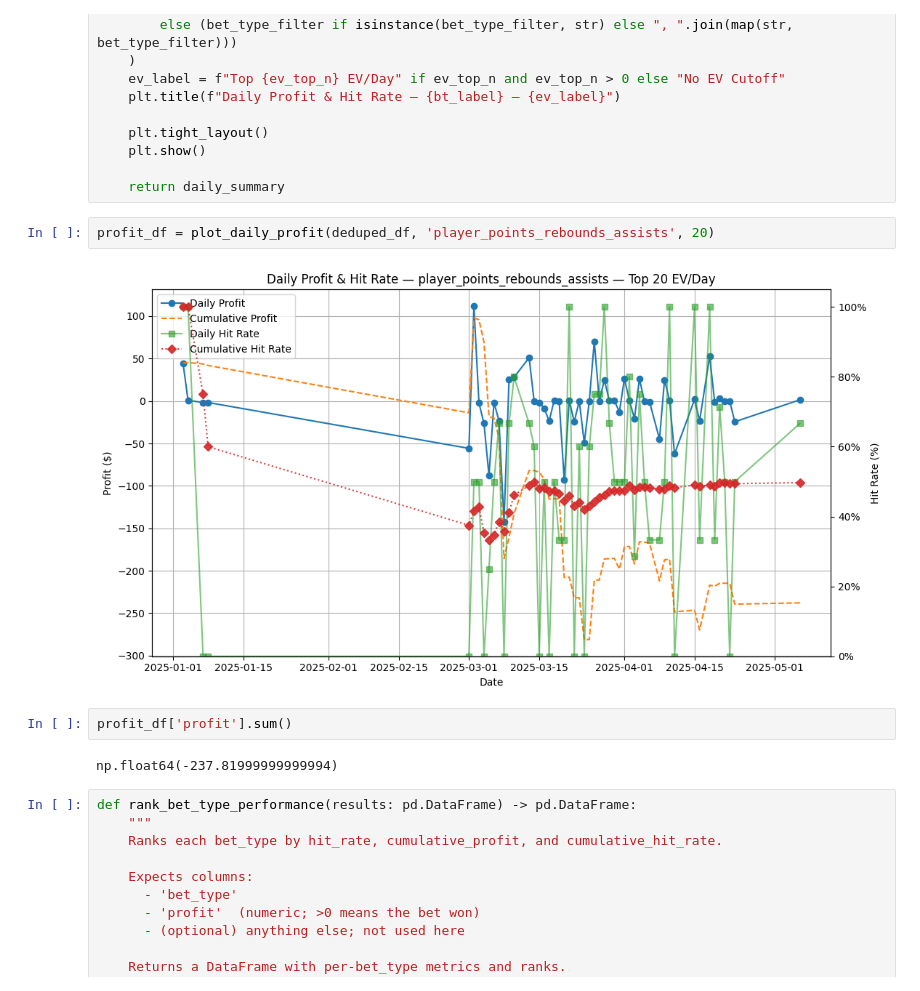
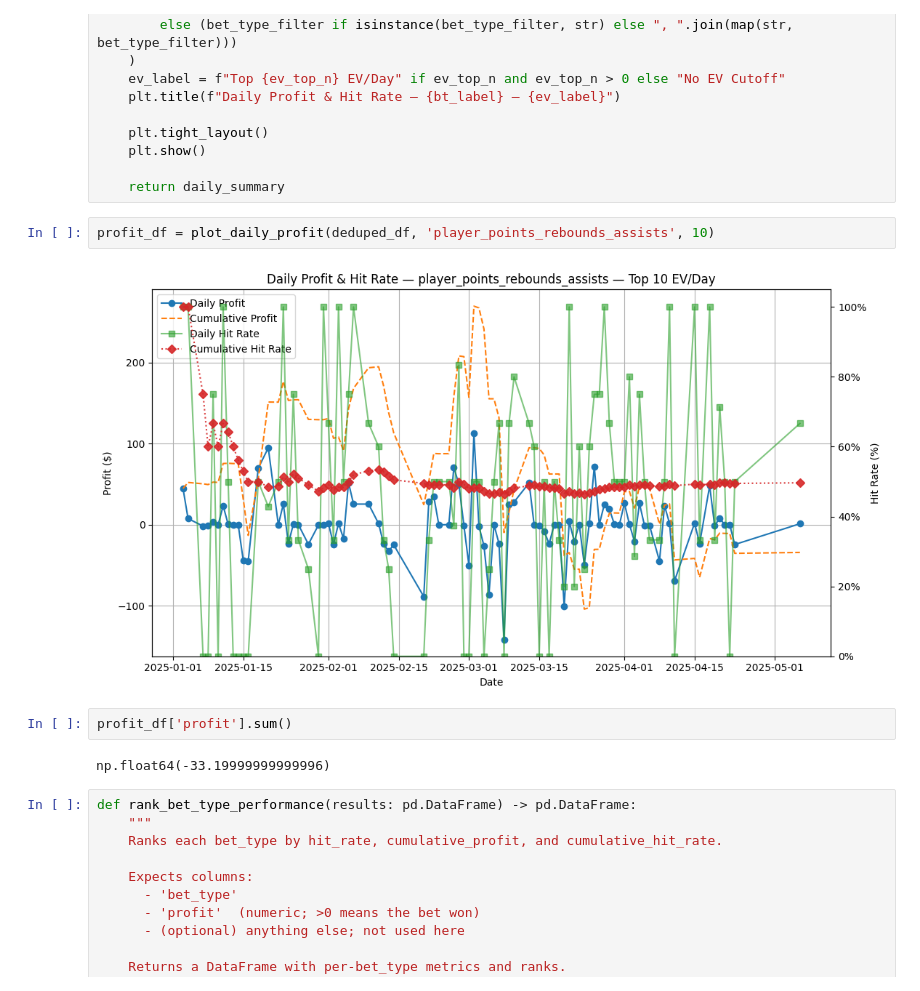
Before and after one commit to smatiz18/SBS_V1, a Jupyter notebook: sbs-v1-jupyter/notebooks/ev_bet_report/ev_bet_report_analysis.ipynb, the cells around one changed output. Drawn from its saved outputs; the diff is of its cells as text.

```diff
--- a/sbs-v1-jupyter/notebooks/ev_bet_report/ev_bet_report_analysis.ipynb
+++ b/sbs-v1-jupyter/notebooks/ev_bet_report/ev_bet_report_analysis.ipynb
@@ -197,13 +197,13 @@ def plot_daily_profit(df, bet_type_filter=None, ev_top_n=10):
 
     return daily_summary
 # %%
-profit_df = plot_daily_profit(deduped_df, 'player_points_rebounds_assists', 20)
+profit_df = plot_daily_profit(deduped_df, 'player_points_rebounds_assists', 10)
 # %% [output]
-[figure, old version]
+[figure, new version]
 # %%
 profit_df['profit'].sum()
 # %% [output]
-np.float64(-237.81999999999994)
+np.float64(-33.19999999999996)
 # %%
 def rank_bet_type_performance(results: pd.DataFrame) -> pd.DataFrame:
     """
```
Also changed, not shown: parts of 4 cells of this notebook.
